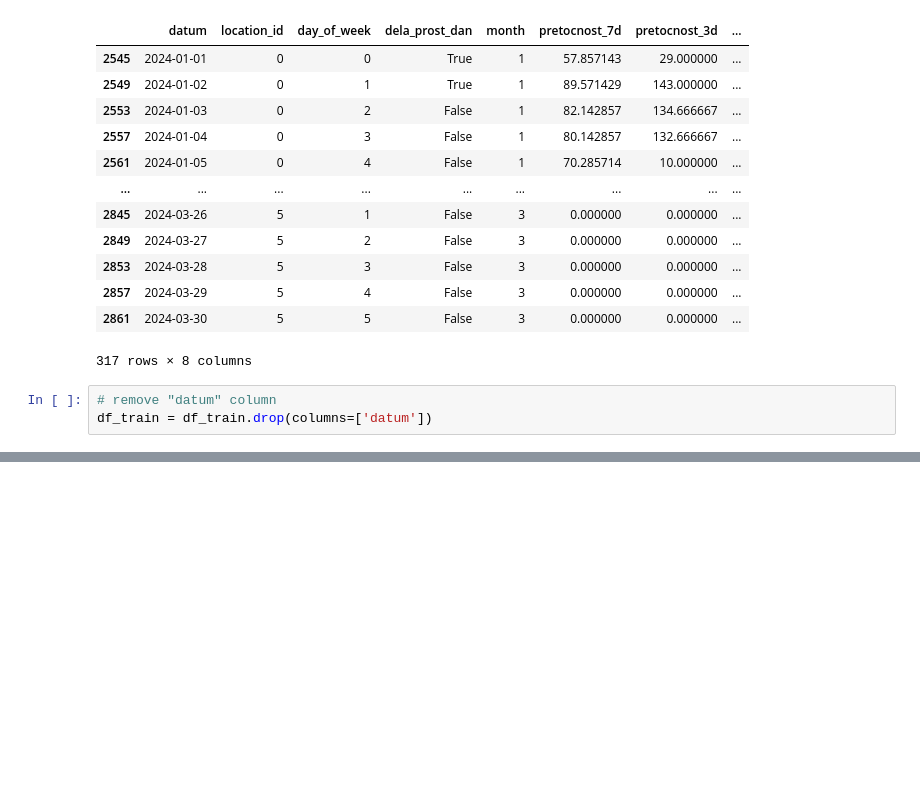
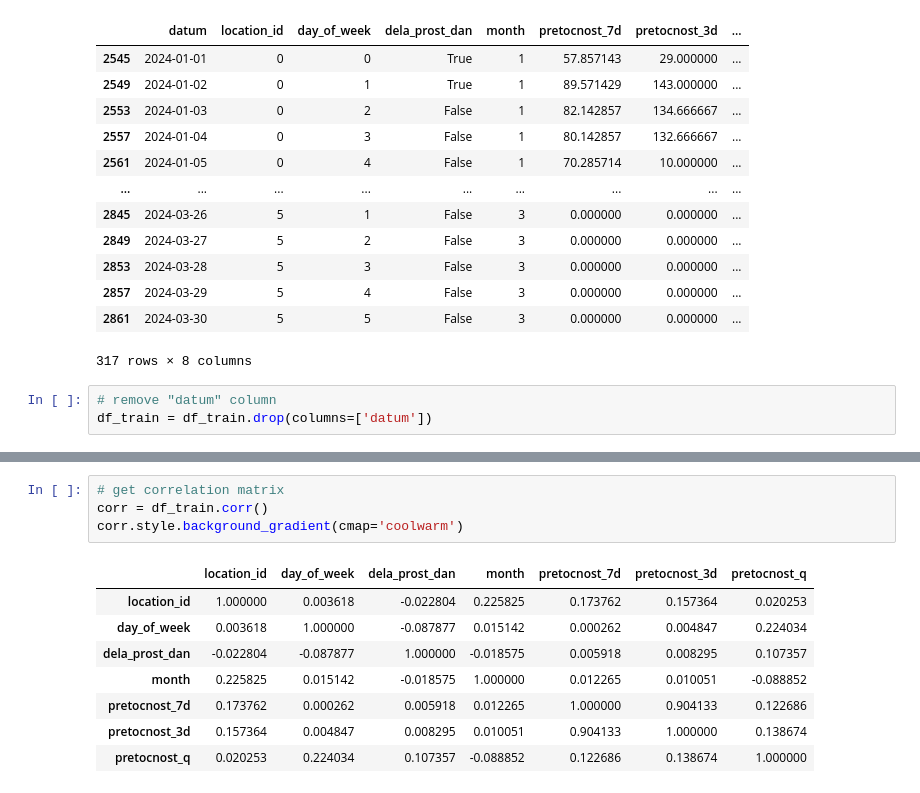
Before and after one commit to timopetric/eestech24, a Jupyter notebook: src/explore-planinstvo.ipynb, the cells around one changed output, grey strips where cells are left out. Cells and saved outputs as stored; diff of their text form; blank space fills up the shorter version.

```diff
--- a/src/explore-planinstvo.ipynb
+++ b/src/explore-planinstvo.ipynb
@@ -265,0 +330,13 @@ mse = 0.32612966601178783
+# %%
+# get correlation matrix
+corr = df_train.corr()
+corr.style.background_gradient(cmap='coolwarm')
+# %% [output]
+|  | location_id | day_of_week | dela_prost_dan | month | pretocnost_7d | pretocnost_3d | pretocnost_q |
+| location_id | 1.000000 | 0.003618 | -0.022804 | 0.225825 | 0.173762 | 0.157364 | 0.020253 |
+| day_of_week | 0.003618 | 1.000000 | -0.087877 | 0.015142 | 0.000262 | 0.004847 | 0.224034 |
+| dela_prost_dan | -0.022804 | -0.087877 | 1.000000 | -0.018575 | 0.005918 | 0.008295 | 0.107357 |
+| month | 0.225825 | 0.015142 | -0.018575 | 1.000000 | 0.012265 | 0.010051 | -0.088852 |
+| pretocnost_7d | 0.173762 | 0.000262 | 0.005918 | 0.012265 | 1.000000 | 0.904133 | 0.122686 |
+| pretocnost_3d | 0.157364 | 0.004847 | 0.008295 | 0.010051 | 0.904133 | 1.000000 | 0.138674 |
+| pretocnost_q | 0.020253 | 0.224034 | 0.107357 | -0.088852 | 0.122686 | 0.138674 | 1.000000 |
```
Also changed, not shown: parts of 5 cells of this notebook, 1 other file.
